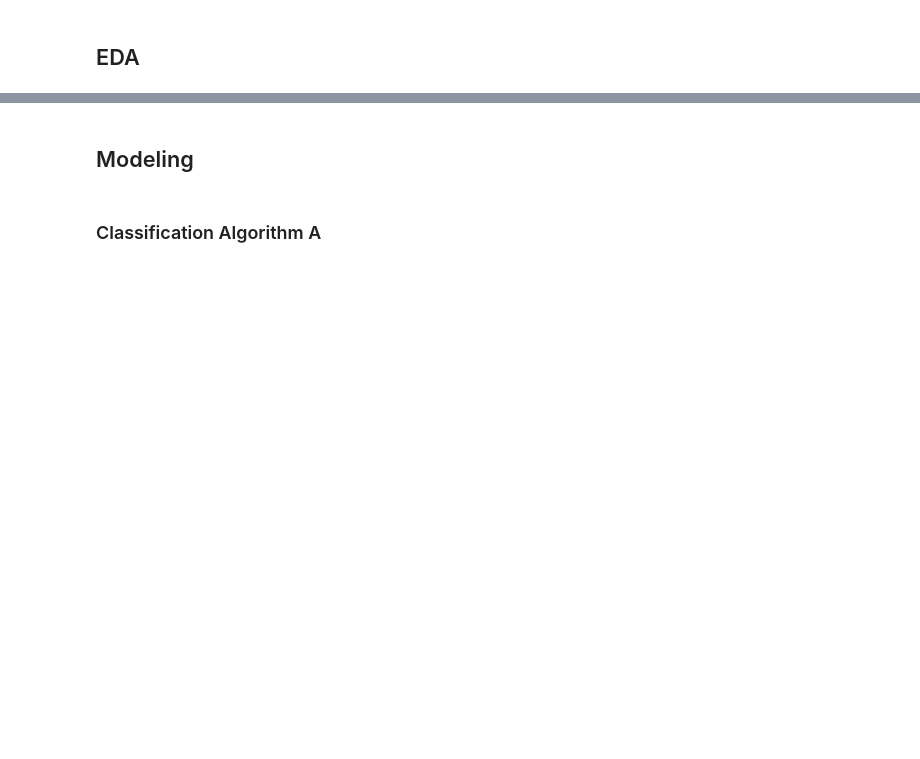
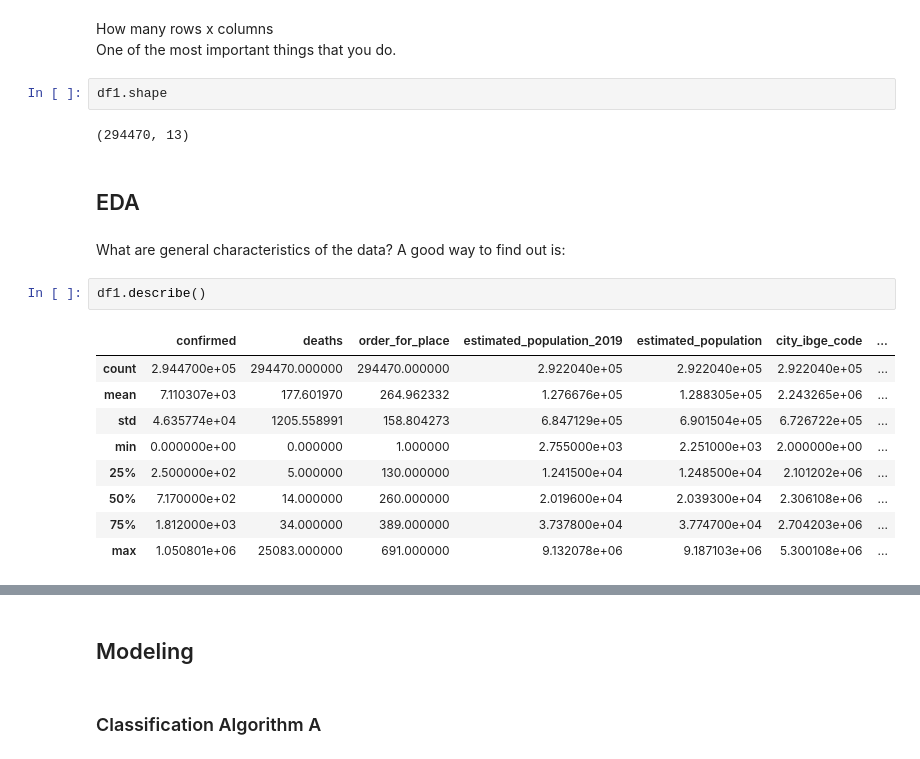
Before and after one commit to quantum-stranger/projects-2022, a Jupyter notebook: data_science_basics01.ipynb, the cells around one changed output, grey strips where cells are left out. Drawn from its saved outputs; the diff is of its cells as text; blank space fills up the shorter version.

```diff
--- a/data_science_basics01.ipynb
+++ b/data_science_basics01.ipynb
@@ -10,2 +41,23 @@ Ingesting Data
+# %% [markdown]
+How many rows x columns <br>
+One of the most important things that you do.
+# %%
+df1.shape
+# %% [output]
+(294470, 13)
 # %% [markdown]
 ## EDA
+# %% [markdown]
+What are general characteristics of the data? A good way to find out is:
+# %%
+df1.describe()
+# %% [output]
+|  | confirmed | deaths | order_for_place | estimated_population_2019 | estimated_population | city_ibge_code | ... |
+| count | 2.944700e+05 | 294470.000000 | 294470.000000 | 2.922040e+05 | 2.922040e+05 | 2.922040e+05 | ... |
+| mean | 7.110307e+03 | 177.601970 | 264.962332 | 1.276676e+05 | 1.288305e+05 | 2.243265e+06 | ... |
+| std | 4.635774e+04 | 1205.558991 | 158.804273 | 6.847129e+05 | 6.901504e+05 | 6.726722e+05 | ... |
+| min | 0.000000e+00 | 0.000000 | 1.000000 | 2.755000e+03 | 2.251000e+03 | 2.000000e+00 | ... |
+| 25% | 2.500000e+02 | 5.000000 | 130.000000 | 1.241500e+04 | 1.248500e+04 | 2.101202e+06 | ... |
+| 50% | 7.170000e+02 | 14.000000 | 260.000000 | 2.019600e+04 | 2.039300e+04 | 2.306108e+06 | ... |
+| 75% | 1.812000e+03 | 34.000000 | 389.000000 | 3.737800e+04 | 3.774700e+04 | 2.704203e+06 | ... |
+| max | 1.050801e+06 | 25083.000000 | 691.000000 | 9.132078e+06 | 9.187103e+06 | 5.300108e+06 | ... |
```
Also changed, not shown: parts of 19 cells of this notebook.
